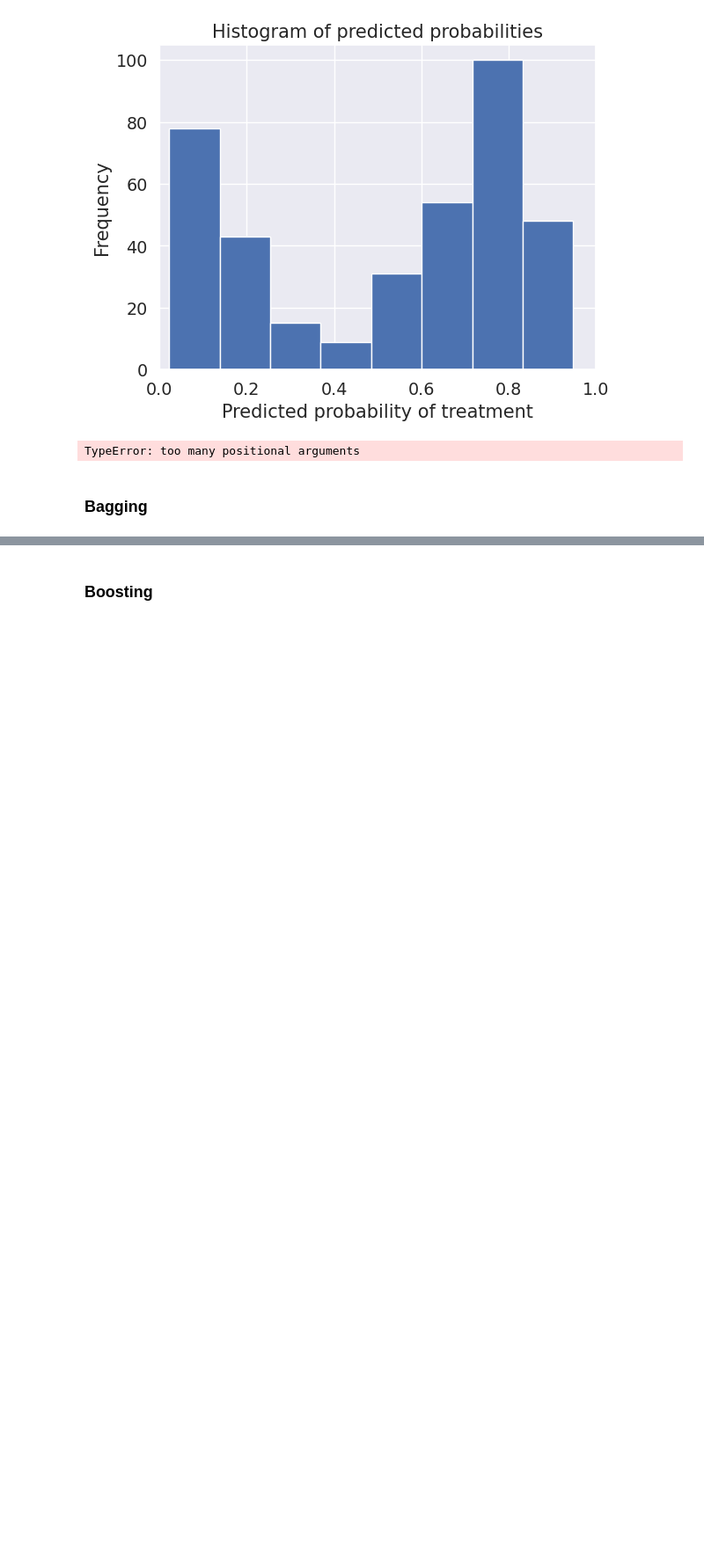
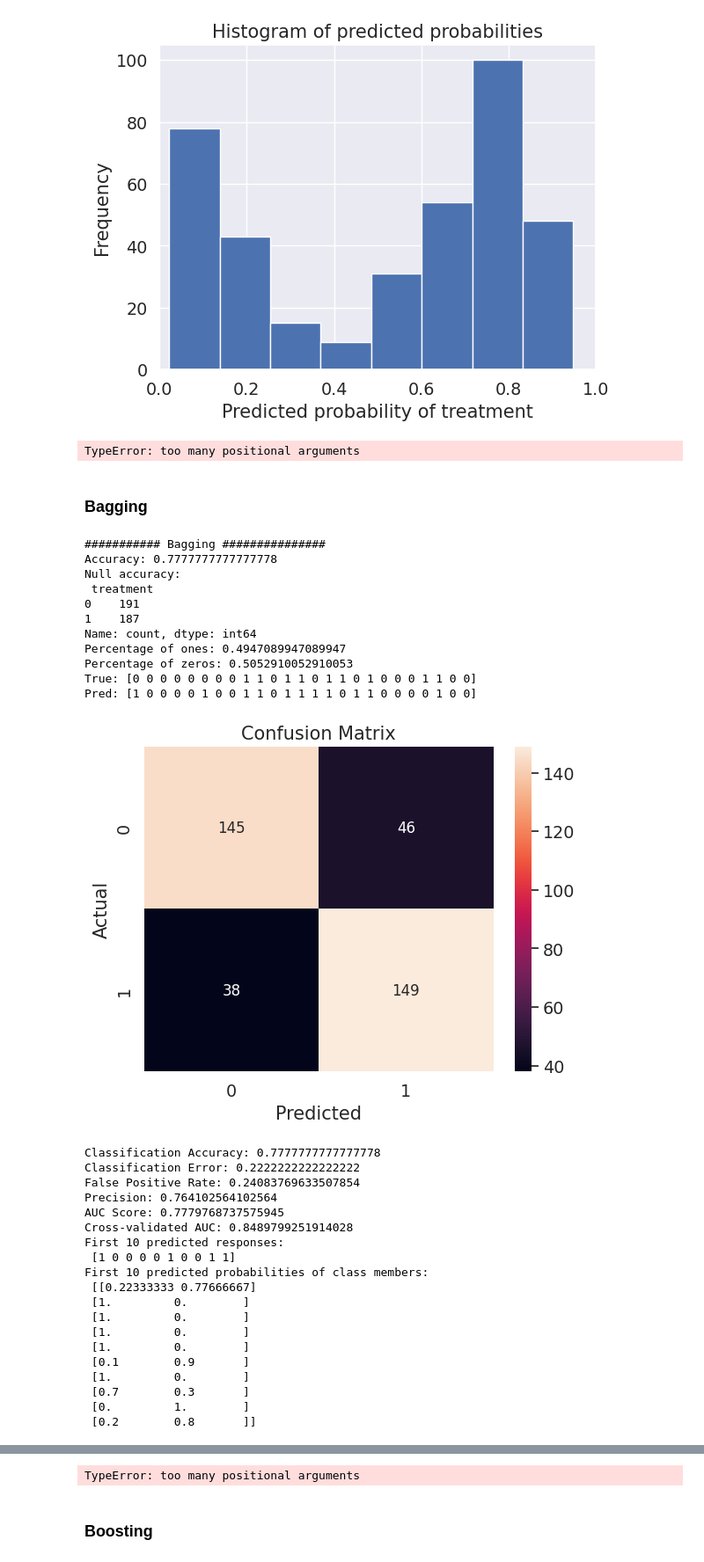
Before and after one commit to Utsavreddy9/Mental_Health_Analyzer, a Jupyter notebook: Mental_Health_Analyzer.ipynb, the cells around one changed output, grey strips where cells are left out. Shown at 88% size. Drawn from its saved outputs; the diff is of its cells as text; code cells hidden in the pictures; blank space fills up the shorter version.

```diff
--- a/Mental_Health_Analyzer.ipynb
+++ b/Mental_Health_Analyzer.ipynb
@@ -1254,3 +1254,37 @@ def bagging():
 
     #Data for final graph
     methodDict['Bagging'] = accuracy_score * 100
+# %%
+bagging()
+# %% [output]
+########### Bagging ###############
+Accuracy: 0.7777777777777778
+Null accuracy:
+ treatment
+0    191
+1    187
+Name: count, dtype: int64
+Percentage of ones: 0.4947089947089947
+Percentage of zeros: 0.5052910052910053
+True: [0 0 0 0 0 0 0 0 1 1 0 1 1 0 1 1 0 1 0 0 0 1 1 0 0]
+Pred: [1 0 0 0 0 1 0 0 1 1 0 1 1 1 1 0 1 1 0 0 0 0 1 0 0]
+[figure, added]
+Classification Accuracy: 0.7777777777777778
+Classification Error: 0.2222222222222222
+False Positive Rate: 0.24083769633507854
+Precision: 0.764102564102564
+AUC Score: 0.7779768737575945
+Cross-validated AUC: 0.8489799251914028
+First 10 predicted responses:
+ [1 0 0 0 0 1 0 0 1 1]
+First 10 predicted probabilities of class members:
+ [[0.22333333 0.77666667]
+ [1.         0.        ]
+ [1.         0.        ]
+ [1.         0.        ]
+ [1.         0.        ]
+ [0.1        0.9       ]
+ [1.         0.        ]
+ [0.7        0.3       ]
+ [0.         1.        ]
+ [0.2        0.8       ]]
@@ -1257,3 +1292,4 @@ def bagging():
+TypeError: too many positional arguments
 # %% [markdown]
 <a id='Boosting'></a>
 ### Boosting
```
Also changed, not shown: parts of 5 cells of this notebook.
